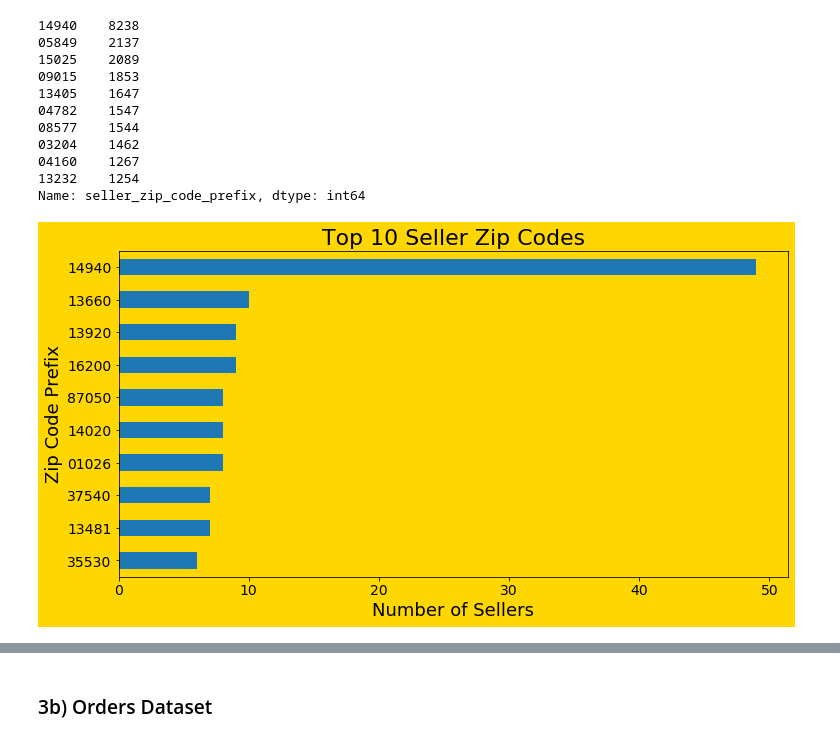
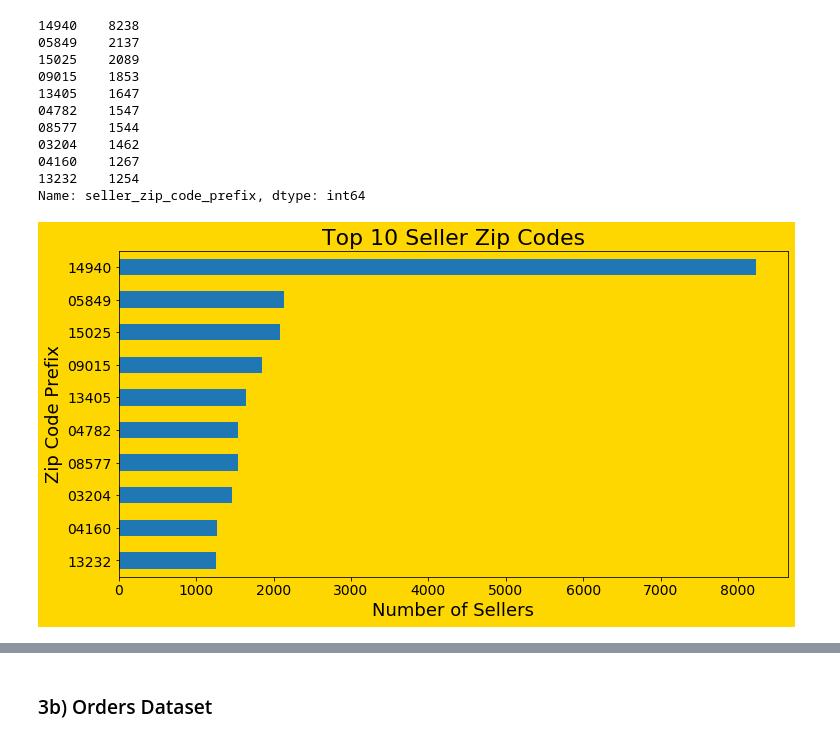
Before and after one commit to RossReisman/Data-Analyst-Portfolio, a Jupyter notebook: Python/brazil/brazil.ipynb, the cells around one changed output, grey strips where cells are left out. Drawn from its saved outputs; the diff is of its cells as text; code cells hidden in the pictures.

```diff
--- a/Python/brazil/brazil.ipynb
+++ b/Python/brazil/brazil.ipynb
@@ -2215,16 +2217,16 @@ master_df['seller_zip_code_prefix'].value_counts().sort_values(ascending=True).t
 13232    1254
 Name: seller_zip_code_prefix, dtype: int64
 # %%
-top_10_zip = sellers_df['seller_zip_code_prefix'].value_counts().sort_values(ascending=True).tail(10)
+top_10_sell_zip = master_df['seller_zip_code_prefix'].value_counts().sort_values(ascending=True).tail(10)
 # %%
 plt.rcParams.update({'axes.facecolor':'gold'})
 plt.figure(figsize=(12,6), facecolor='gold')
-top_10_zip.plot(kind='barh')
+top_10_sell_zip.plot(kind='barh')
 plt.xlabel('Number of Sellers', fontsize=18)
 plt.ylabel('Zip Code Prefix', fontsize=18)
 plt.xticks(fontsize=14)
 plt.yticks(fontsize=14)
 plt.title('Top 10 Seller Zip Codes', fontsize=22)
 plt.show()
 # %% [output]
-[figure, old version]
+[figure, new version]
```
Also changed, not shown: parts of 8 cells of this notebook.
